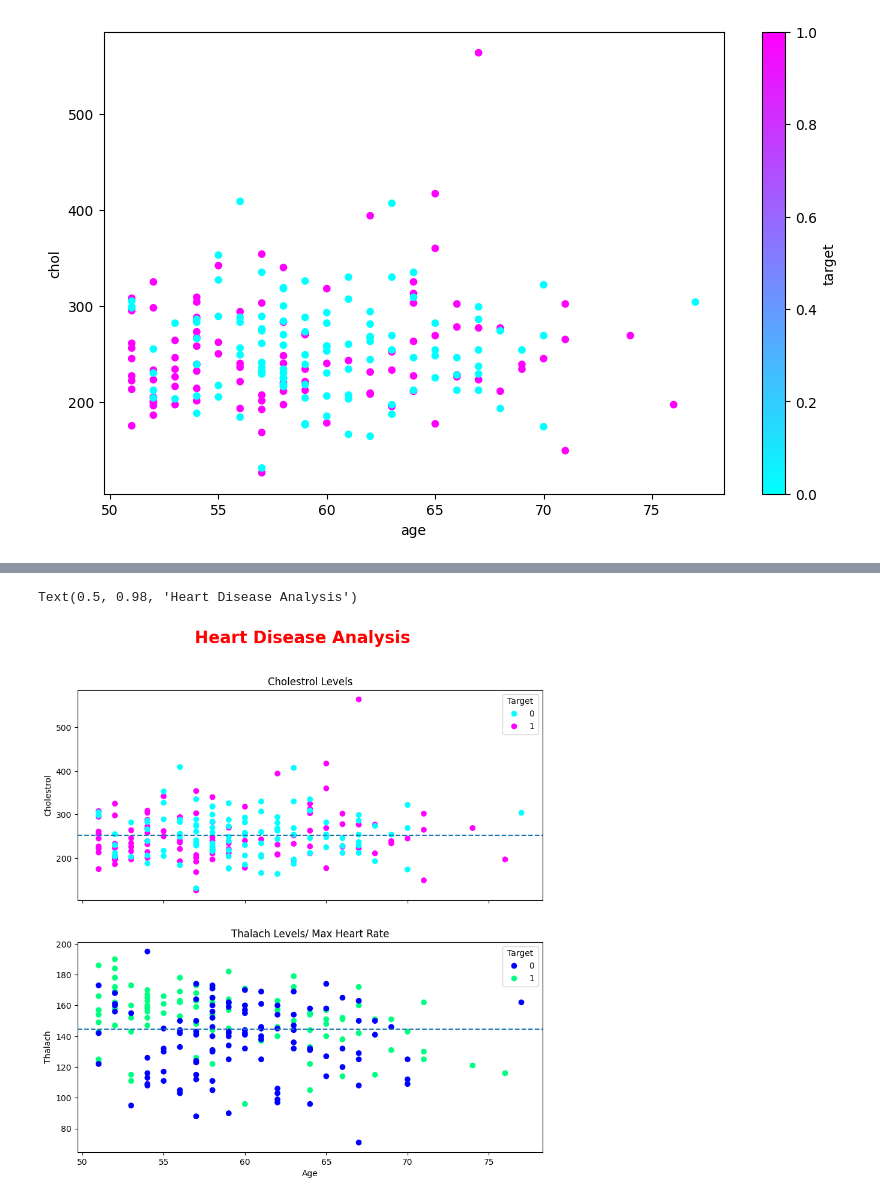
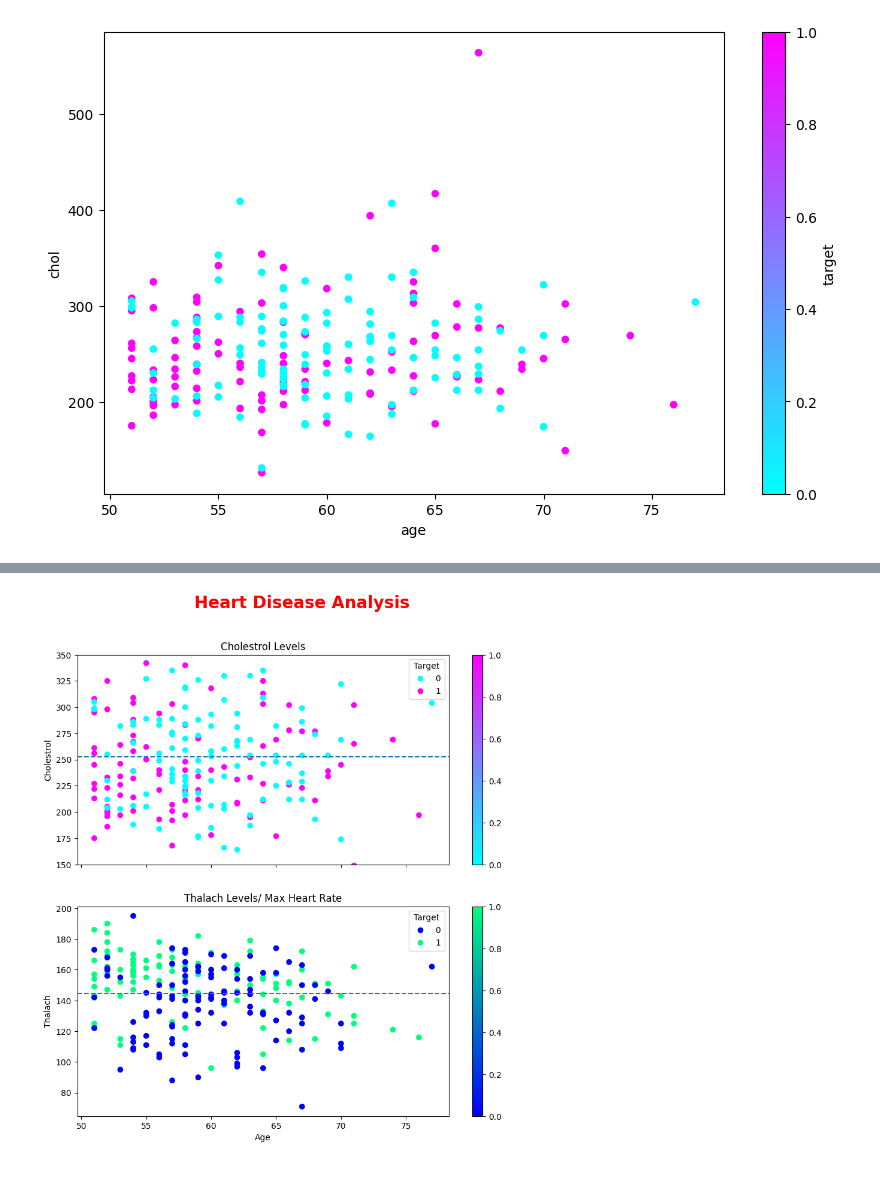
Before and after one commit to Abhishek10351/ai-ml, a Jupyter notebook: matplotlib/heart-disease.ipynb, the cells around one changed output, grey strips where cells are left out. Cells and saved outputs as stored; diff of their text form; code cells hidden in the pictures.

```diff
--- a/matplotlib/heart-disease.ipynb
+++ b/matplotlib/heart-disease.ipynb
@@ -7,6 +7,8 @@
 import numpy as np
 import pandas as pd
 import matplotlib.pyplot as plt
+
+plt.style.use('fast')
 # %%
 heart_disease = pd.read_csv("./assets/heart-disease.csv")
 heart_disease.head()
@@ -77,20 +82,24 @@ ax.axhline(over_50["chol"].mean(), linestyle="--", color="salmon")
 # %%
 # plot with cholesterol levels and thalach
 fig , (ax0,ax1) = plt.subplots(2, figsize=(10,10), sharex=True)
 # Heart Disease and Cholestrol Levels
 scatter = ax0.scatter(x=over_50["age"], y=over_50["chol"],c=over_50["target"], cmap="cool")
+plt.colorbar(scatter)
 ax0.set(title="Cholestrol Levels", ylabel="Cholestrol")
 ax0.axhline(y=over_50["chol"].mean(), linestyle="--")
 ax0.legend(*scatter.legend_elements(), title="Target")
+# ax0.set_xlim([50,75])
+ax0.set_ylim([150,350])
 
 # Heart Disease and Max Heart Rates
 scatter = ax1.scatter(x=over_50["age"],y= over_50["thalach"], c=over_50["target"], cmap="winter")
+plt.colorbar(scatter)
 ax1.set(title="Thalach Levels/ Max Heart Rate",xlabel="Age", ylabel="Thalach")
 ax1.axhline(y=over_50["thalach"].mean(), linestyle="--")
 ax1.legend(*scatter.legend_elements(), title="Target")
 
 fig.suptitle("Heart Disease Analysis", fontsize="20", fontweight="bold", color="red"
 )
+fig.savefig("assets/chol and thalach.png")
 # %% [output]
-Text(0.5, 0.98, 'Heart Disease Analysis')
-[figure, old version]
+[figure, new version]
```
Also changed, not shown: parts of 2 cells of this notebook, 1 other file.
